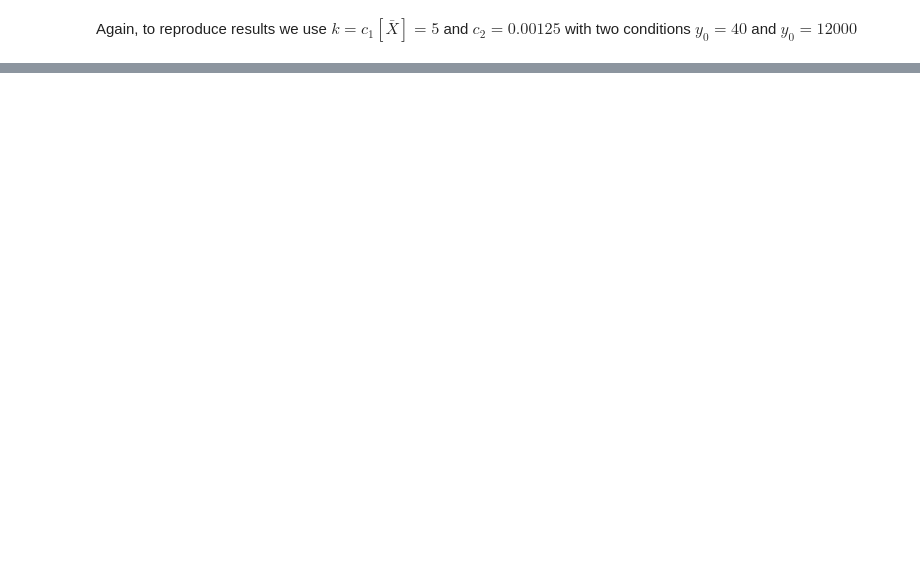
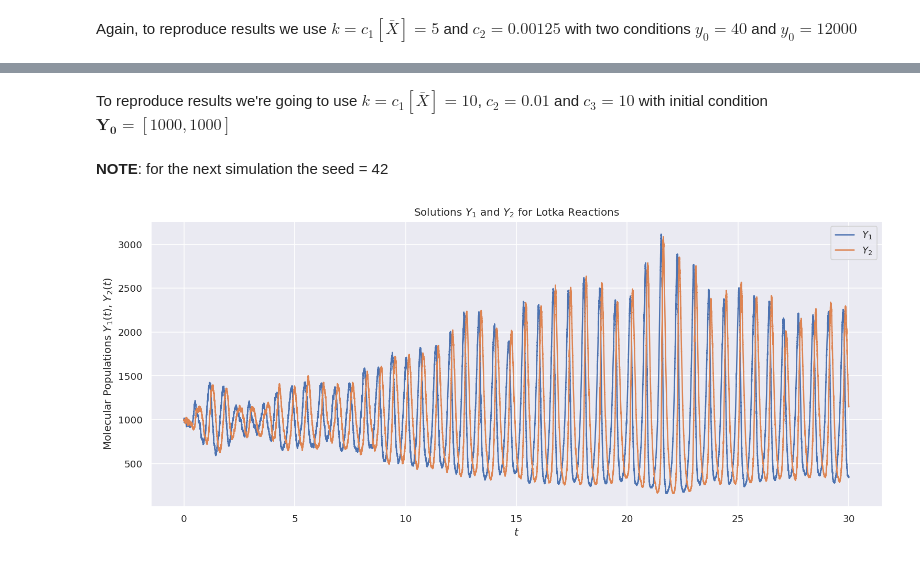
Before and after one commit to uncrayon/gillespie-algorithm, a Jupyter notebook: Epoch_1.ipynb, the cells around one changed output, grey strips where cells are left out. Cells and saved outputs as stored; diff of their text form; code cells hidden in the pictures; blank space fills up the shorter version.

Commit message:
Update till Lotka Reactions

```diff
--- a/Epoch_1.ipynb
+++ b/Epoch_1.ipynb
@@ -205,0 +246,31 @@ plt.show()
+# %%
+def R(Y,k,c2,c3):
+    return np.asarray([k*Y[0],c2*Y[0]*Y[1], c3*Y[1]])
+# %% [markdown]
+To reproduce results we're going to use $k=c_{1}[\bar{X}] = 10$, $c_{2}=0.01$ and $c_{3}=10$ with initial condition $\mathbf{Y_{0}}=[1000,1000]$
+# %%
+a = lambda y : R(y,k=10,c2=0.01,c3=10)
+v = np.asarray([
+    [1,0],
+    [-1,1],
+    [0,-1]
+])
+# %% [markdown]
+**NOTE**: for the next simulation the seed = 42
+# %%
+x,t = SSA(x=np.asarray([[1000,1000]]),t=[0],a=a,v=v,t_max=30)
+# %%
+fig,ax = plt.subplots(1,1,dpi=120,figsize=(15,6))
+
+ax.plot(t,x[:,0],label=r'$Y_{1}$ ')
+ax.plot(t,x[:,1],label=r'$Y_{2}$')
+
+ax.set_xlabel(r'$t$')
+ax.set_ylabel(r'Molecular Populations $Y_{1}(t)$, $Y_{2}(t)$')
+ax.set_title(r'Solutions $Y_{1}$ and $Y_{2}$ for Lotka Reactions')
+
+ax.legend()
+
+plt.show()
+# %% [output]
+[figure, added]
```
Also changed, not shown: parts of 18 cells of this notebook.
